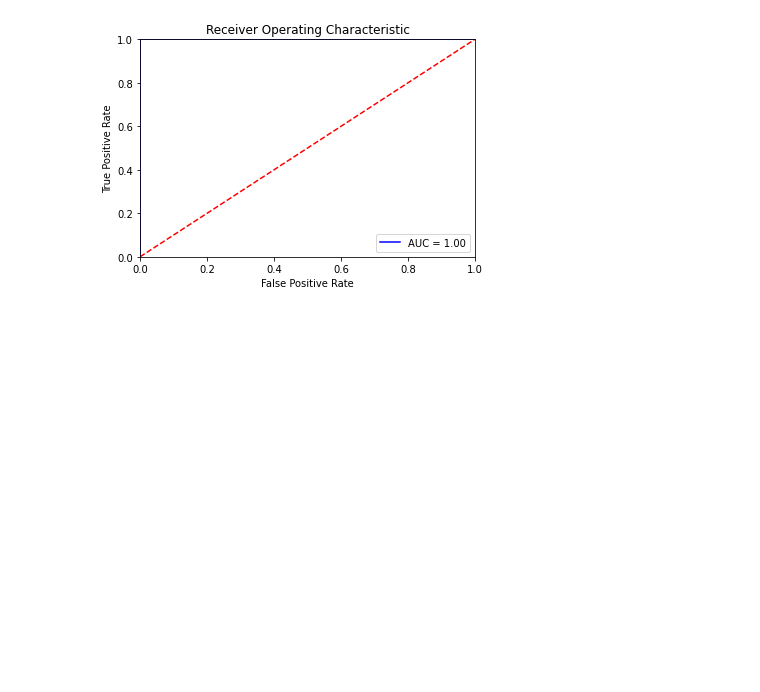
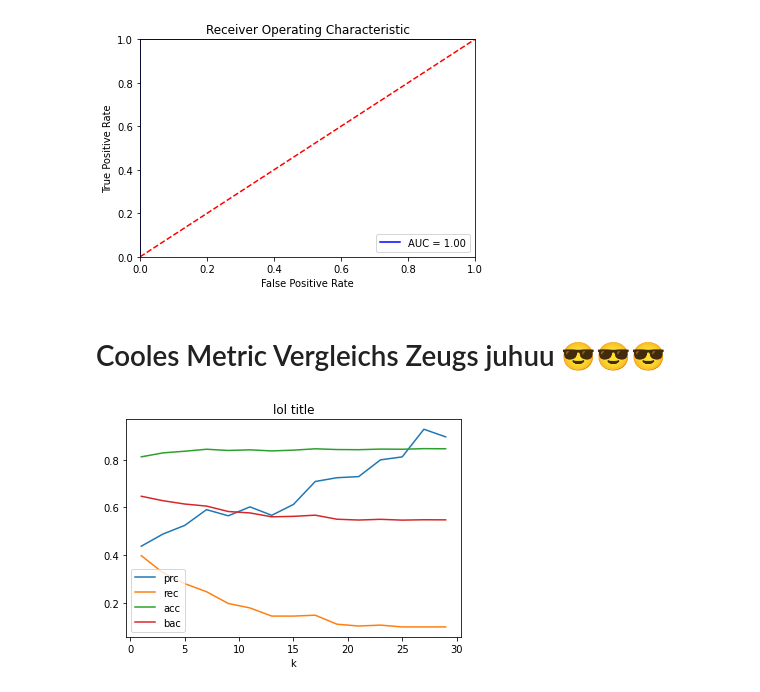
Before and after one commit to omgwenxx/machine_learning, a Jupyter notebook: assignment2/speeddating.ipynb, the cells around one changed output. Saved outputs shown, nothing was run; the diff lists cells and outputs as text; code cells hidden in the pictures; blank space fills up the shorter version.

```diff
--- a/assignment2/speeddating.ipynb
+++ b/assignment2/speeddating.ipynb
@@ -19,7 +19,7 @@ import sklearn.metrics as metrics
 # %%
 DATASET = 'cat'
 
-SCALING = False
+SCALING = True
 
 GRIDSEARCH = False
 # %%
@@ -294,0 +283,2 @@ R2:  63.11603786718643
+# %% [markdown]
+# Cooles Metric Vergleichs Zeugs juhuu 😎😎😎
@@ -294,0 +319,17 @@ R2:  63.11603786718643
+# %%
+# manhattan | euclidean | chebyshev
+metric = 'chebyshev'
+k_range = np.arange(1,29)
+
+P,R,A,BA,ks = get_knn_scores(X_train, y_train, X_test, y_test, k_range, metric)
+# %%
+plt.plot(ks, P)
+plt.plot(ks, R)
+plt.plot(ks, A)
+plt.plot(ks, BA)
+plt.legend(['prc', 'rec', 'acc', 'bac'], loc='lower left')
+plt.title('lol title')
+plt.xlabel('k')
+plt.show()
+# %% [output]
+[figure, added]
```
Also changed, not shown: parts of 7 cells of this notebook, 1 other file.
